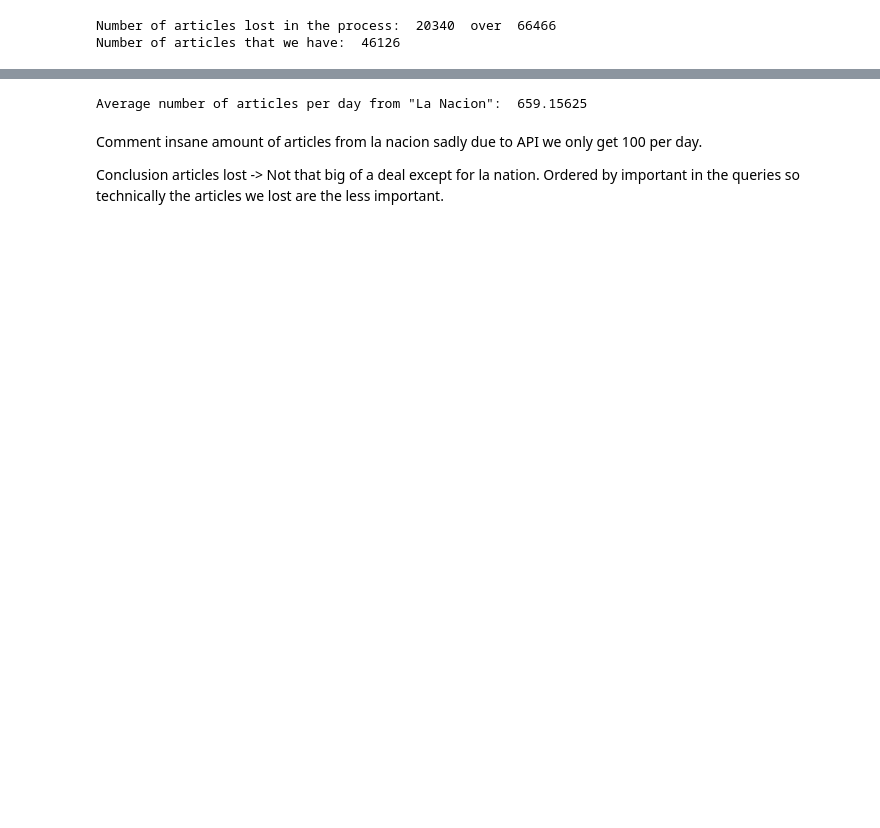
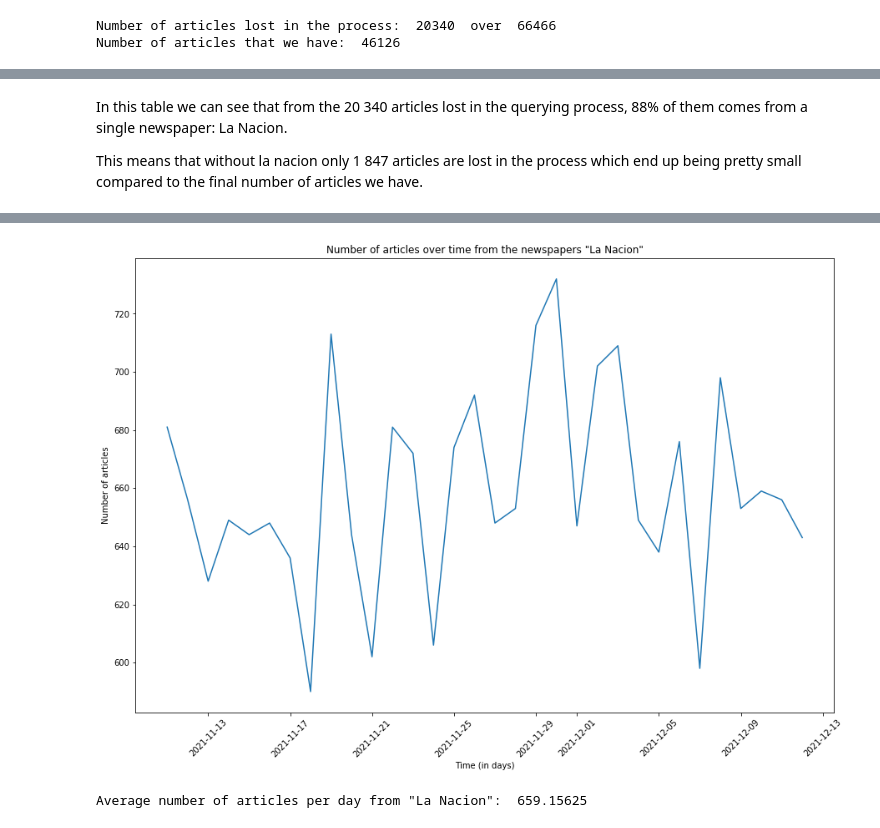
Before and after one commit to Grazeli/BDA_project, a Jupyter notebook: summary_analysis.ipynb, the cells around one changed output, grey strips where cells are left out. Drawn from its saved outputs; the diff is of its cells as text; code cells hidden in the pictures; blank space fills up the shorter version.

```diff
--- a/summary_analysis.ipynb
+++ b/summary_analysis.ipynb
@@ -139,3 +134,7 @@ Next plot la nacion publication to see a bit: (we saw that coming that why it is
+# %% [markdown]
+In this table we can see that from the 20 340 articles lost in the querying process, 88% of them comes from a single newspaper: La Nacion.
+
+This means that without la nacion only 1 847 articles are lost in the process which end up being pretty small compared to the final number of articles we have.
 # %%
 cursor.execute("""
 SELECT SUM(num_articles), date FROM SUMMARY
@@ -153,11 +152,11 @@ for num_articles, date in rows:
     x.append(datetime.strptime(date, '%Y-%m-%d'))
     y.append(num_articles)
 
-fig = go.Figure([go.Scatter(x=x, y=y)])
-fig.update_layout(
-    title="Number of articles over time from the newspapers \"La Nacion\"",
-    xaxis_title="Time (in days)",
-    yaxis_title="Number of articles"
-)
-fig.show()
+
+plt.plot(x, y)
+plt.title("Number of articles over time from the newspapers \"La Nacion\"")
+plt.xlabel('Time (in days)')
+plt.ylabel('Number of articles')
+plt.xticks(rotation = 45)
+plt.show()
 # %% [output]
@@ -165,9 +163,6 @@ fig.show()
+[figure, added]
 # %%
 average_daily_articles = sum(y) / len(y)
 print('Average number of articles per day from "La Nacion": ', average_daily_articles)
 # %% [output]
 Average number of articles per day from "La Nacion":  659.15625
-# %% [markdown]
-Comment insane amount of articles from la nacion sadly due to API we only get 100 per day.
-
-Conclusion articles lost -> Not that big of a deal except for la nation. Ordered by important in the queries so technically the articles we lost are the less important.
```
Also changed, not shown: parts of 14 cells of this notebook, 2 other files.
